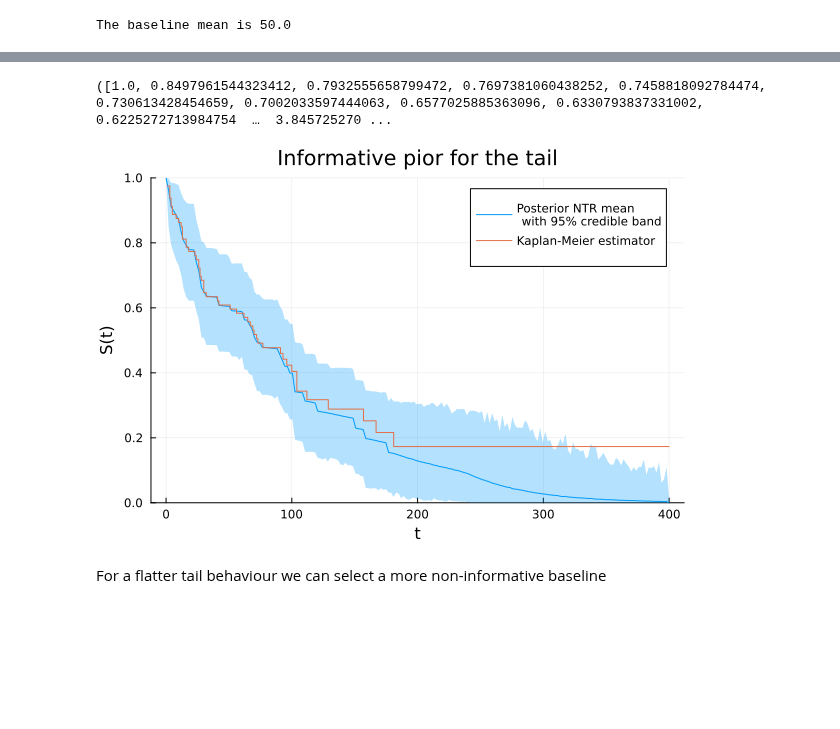
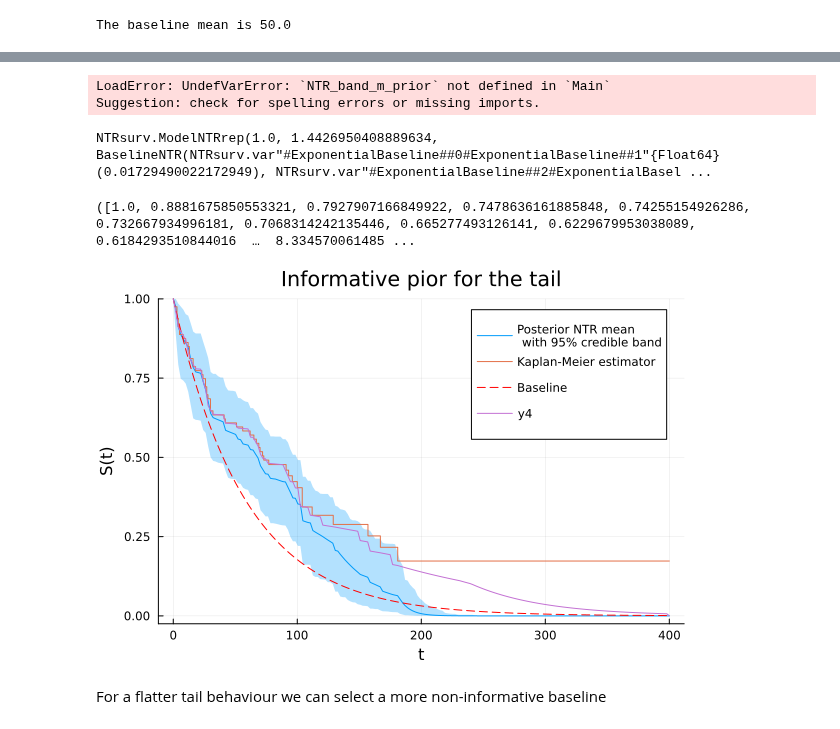
Before and after one commit to alan7riva/NTRsurv.jl, a Jupyter notebook: examples/SmallSample.ipynb, the cells around one changed output, grey strips where cells are left out. Saved outputs shown, nothing was run; the diff lists cells and outputs as text; code cells hidden in the pictures; blank space fills up the shorter version.

Commit message:
Upadtes posterior calculation functions

```diff
--- a/examples/SmallSample.ipynb
+++ b/examples/SmallSample.ipynb
@@ -49,6 +35,6 @@ plot(km.events.time,km.survival, seriestype = :steppost, xlabel = L"t", ylabel =
 # %%
 # Create NTRsurv structures
 α₀ = 1.0
-baseline_info = ExponentialBaseline(0.02)
 data_NTR = DataNTR(T,δ)
+baseline_info = EmpBayesBaseline(data_NTR)
 # %% [output]
@@ -133,12 +150,25 @@ plot(t,band_u)
+# %%
+plot(t, NTR_band_m_prior,  ribbon = (NTR_band_m_prior .- NTR_band_d_prior, NTR_band_u_prior .- NTR_band_m_prior), fillalpha=0.3, label="Posterior NTR mean \n with 95% credible band",size=(600,400))
+plot!(km.events.time,km.survival, seriestype = :steppost, xlabel = "t", ylabel = "S(t)", label = "Kaplan-Meier estimator", ylim=(-0.025,1), title="Informative pior for the tail")
+plot!(t,exp.(-baseline_info.κ.(t)),c=:red, linestyle=:dash, label="Baseline")
+# %% [output]
+LoadError: UndefVarError: `NTR_band_m_prior` not defined in `Main`
+Suggestion: check for spelling errors or missing imports.
+# %%
+model_NTR_info = ModelNTR(α₀,baseline_info,data_NTR)
+# %% [output]
+NTRsurv.ModelNTRrep(1.0, 1.4426950408889634, BaselineNTR(NTRsurv.var"#ExponentialBaseline##0#ExponentialBaseline##1"{Float64}(0.01729490022172949), NTRsurv.var"#ExponentialBaseline##2#ExponentialBasel ...
 # %%
-NTR_band_d_inf, NTR_band_m_inf, NTR_band_u_inf = cred_band(0.05,3000,t,model_NTR_inf)
+NTR_band_d_info, NTR_band_m_info, NTR_band_u_info = cred_band(0.05,3000,t,model_NTR_info)
 # %% [output]
-([1.0, 0.8497961544323412, 0.7932555658799472, 0.7697381060438252, 0.7458818092784474, 0.730613428454659, 0.7002033597444063, 0.6577025885363096, 0.6330793837331002, 0.6225272713984754  …  3.845725270 ...
+([1.0, 0.8881675850553321, 0.7927907166849922, 0.7478636161885848, 0.74255154926286, 0.732667934996181, 0.7068314242135446, 0.665277493126141, 0.6229679953038089, 0.6184293510844016  …  8.334570061485 ...
 # %%
-plot(t, NTR_band_m_inf,  ribbon = (NTR_band_m_inf .- NTR_band_d_inf, NTR_band_u_inf .- NTR_band_m_inf), fillalpha=0.3, label="Posterior NTR mean \n with 95% credible band",size=(600,400))
-plot!(km.events.time,km.survival, seriestype = :steppost, xlabel = "t", ylabel = "S(t)", label = "Kaplan-Meier estimator", ylim=(0,1), title="Informative pior for the tail")
+plot(t, NTR_band_m_info,  ribbon = (NTR_band_m_info .- NTR_band_d_info, NTR_band_u_info .- NTR_band_m_info), fillalpha=0.3, label="Posterior NTR mean \n with 95% credible band",size=(600,400))
+plot!(km.events.time,km.survival, seriestype = :steppost, xlabel = "t", ylabel = "S(t)", label = "Kaplan-Meier estimator", ylim=(-0.025,1), title="Informative pior for the tail")
+plot!(t,exp.(-baseline_info.κ.(t)),c=:red, linestyle=:dash, label="Baseline")
+plot!(t, postmeansurv(t,model_NTR_info))
 # %% [output]
-[figure, old version]
+[figure, new version]
 # %%
 #savefig("InfTailTongueData.png")
 # %% [markdown]
```
Also changed, not shown: parts of 20 cells of this notebook, 2 other files.
